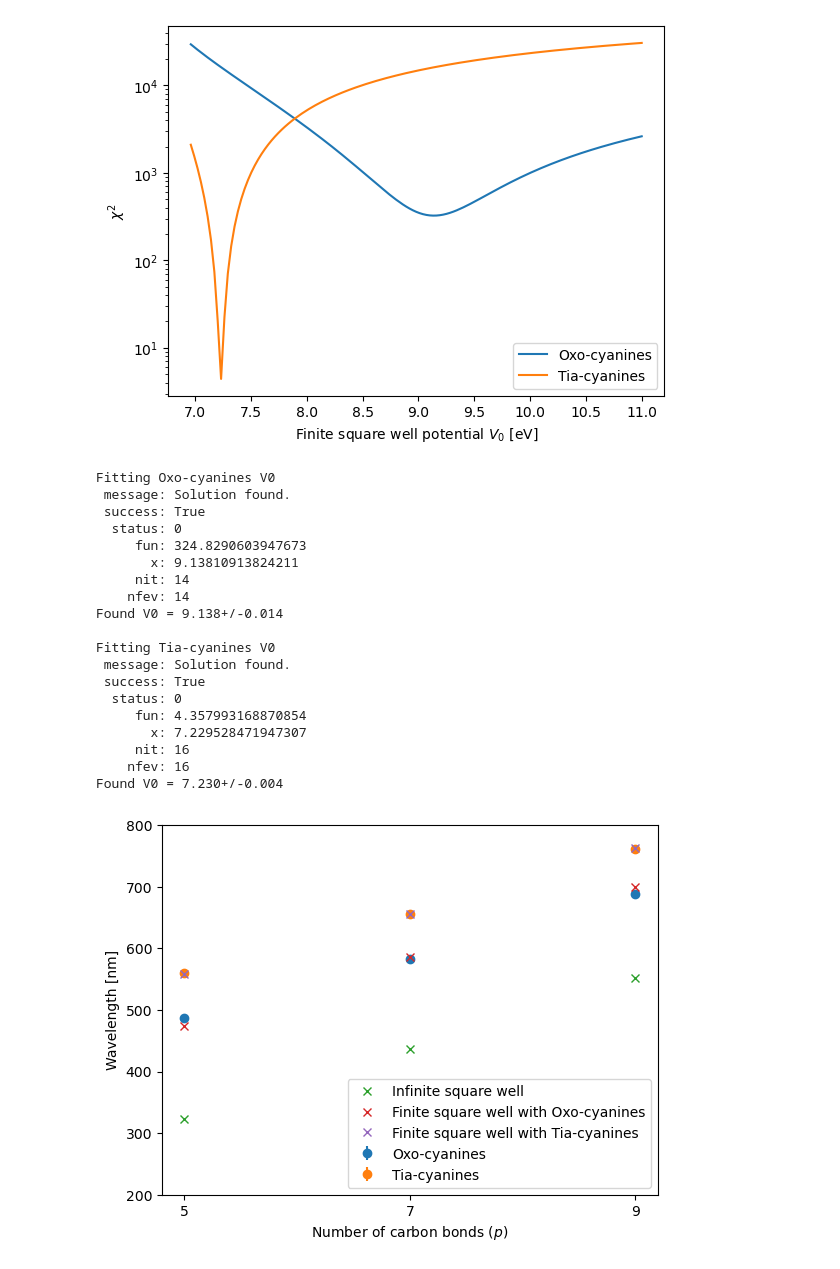
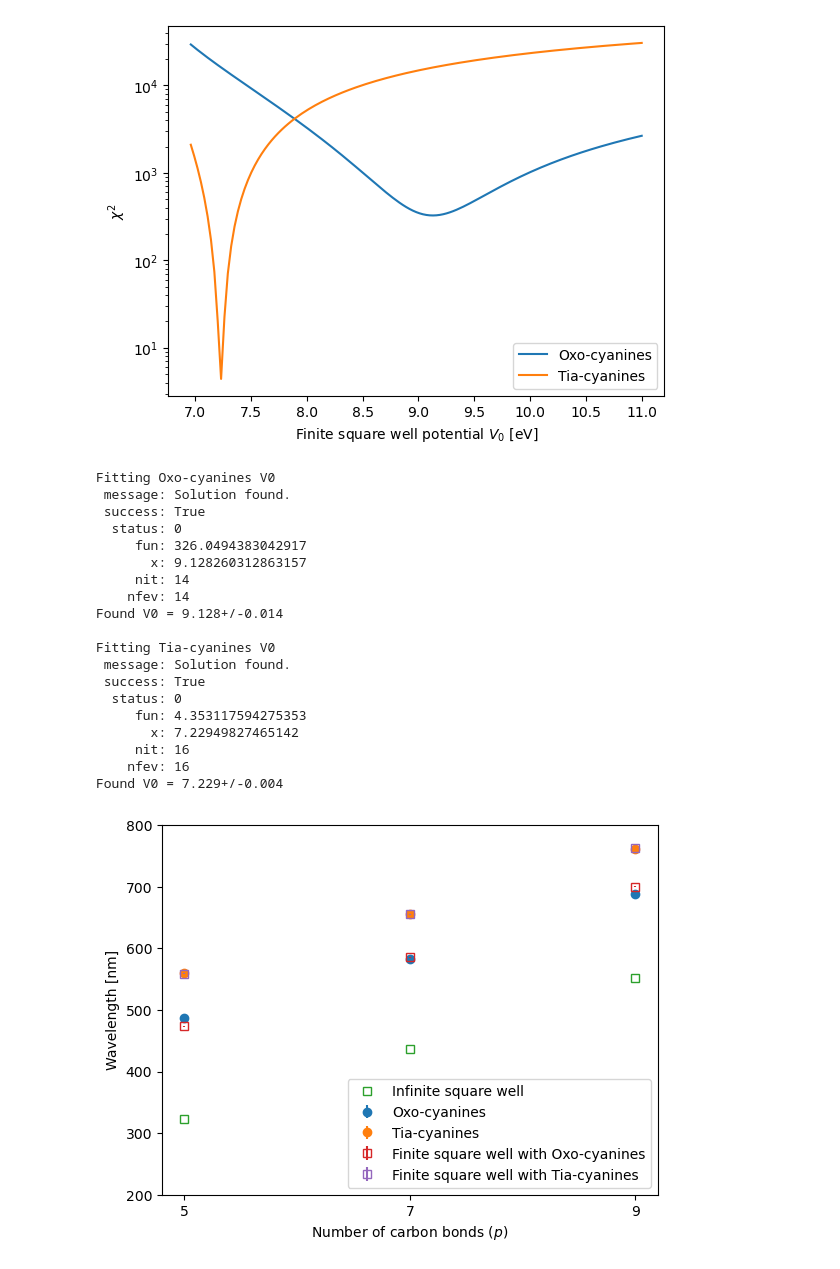
Before and after one commit to jeanyvesb9/unlp-experimentos-cuanticos-i, a Jupyter notebook: E1/Analysis.ipynb, the cells around one changed output. Saved outputs shown, nothing was run; the diff lists cells and outputs as text; code cells hidden in the pictures.

```diff
--- a/E1/Analysis.ipynb
+++ b/E1/Analysis.ipynb
@@ -29,6 +19,7 @@ def swap_ev_and_nm(v: float) -> float:
     return 1240 / v
 # %%
 def load_data_iflp(filename: str) -> pd.DataFrame:
+    # Using Shimadzu UV-1800 spectrophotometer
     df = pd.read_csv(filename, sep='\t', header=1)
     df.columns = ['Wavelength', 'Absorbance']
     df['Wavelength unc'] = [0.1 for _ in df['Wavelength']]
@@ -37,7 +28,7 @@ def load_data_iflp(filename: str) -> pd.DataFrame:
         if abs <= 0.5: return 0.002
         elif abs <= 1: return 0.003
         elif abs <= 2: return 0.006
-        else: return 0.003 / abs
+        else: return 0.003 * 10**(-abs) # 3% T
     df['Absorbance unc'] = df['Absorbance'].apply(abs_unc)
 
 
@@ -45,6 +36,7 @@ def load_data_iflp(filename: str) -> pd.DataFrame:
 
 
 def load_data_inifta(filename: str) -> pd.DataFrame:
+    # Using Perkin Elmer Lambda 35 spectrophotometer
     with open(filename, 'r') as f:
         # Find number of row that contains "#DATA"
         for i, line in enumerate(f):
@@ -57,10 +49,7 @@ def load_data_inifta(filename: str) -> pd.DataFrame:
     df['Wavelength unc'] = [0.1 for _ in df['Wavelength']]
 
     def abs_unc(abs: float) -> float:
-        if abs <= 0.5: return 0.002
-        elif abs <= 1: return 0.003
-        elif abs <= 2: return 0.006
-        else: return 0.003 / abs
+        return 0.003
     df['Absorbance unc'] = df['Absorbance'].apply(abs_unc)
 
 
@@ -345,7 +334,14 @@ def plot_all(solutions: dict[str, dict[int, float]] | None = None, legend_outsid
             xs = list(values.keys())
             ys = list(values.values())
 
-            plt.plot(xs, ys, marker='x', label=name, linestyle='None', zorder=100)
+            if isinstance(ys[0], uncertainties.UFloat):
+                ys_err = [v.std_dev for v in ys]
+                ys = [v.n for v in ys]
+                plotline, _, _ = plt.errorbar(xs, ys, yerr=ys_err, marker='s', label=name, linestyle='None', zorder=100)
+                plotline.set_markerfacecolor('none')
+            else:
+                plt.plot(xs, ys, marker='s', markerfacecolor='none', label=name, linestyle='None', zorder=100)
+
 
     if legend_outside:
         plt.legend(bbox_to_anchor=(1.05, 1), loc='upper left')
@@ -729,40 +725,57 @@ def find_series_v0(spectrums: dict[int, CnSpectrum]) -> float:
     return uncertainties.ufloat(roots.x, cov[0][0]**0.5)
 
 
-def run_fsw_fit(series: str) -> dict[int, float]:
+def run_fsw_fit(series: str) -> dict[int, float | uncertainties.UFloat]:
     print(f'Fitting {series}-cyanines V0')
     v0 = find_series_v0(spectrums_per_p[series])
     print(f'Found V0 = {v0}\n')
 
     ret = {}
     for p in [5, 7, 9]:
-        ret[p] = swap_ev_and_nm(get_homo_lumo_transition(get_cyanines_fsw_energies(v0.n, p), p))
+        # We will manually propapate the uncertainty in V0 to the energy levels,
+        # by calculating the energies at V0, V0 + 1 sigma, and V0 - 1 sigma.
+        # This is an approximation, but it's good enough for our purposes.
+        energies_nom = get_cyanines_fsw_energies(v0.n, p)
+        energies_p1sigma = get_cyanines_fsw_energies(v0.n + v0.std_dev, p)
+        energies_m1sigma = get_cyanines_fsw_energies(v0.n - v0.std_dev, p)
+
+        energies = []
+        for i, e_nom in enumerate(energies_nom):
+            # We first need to check that we have an ith state when we calculated the energy levels with V0 +/- 1 sigma
+            unc_p1sigma = abs(energies_p1sigma[i] - e_nom) if len(energies_p1sigma) >= i else 0
+            unc_m1sigma = abs(energies_m1sigma[i] - e_nom) if len(energies_m1sigma) >= i else 0
+
+            # Since the uncertainties package does not support asymmetric uncertainties,
+            # we will symmetrize them by taking the largest uncertainty
+            energies.append(uncertainties.ufloat(e_nom, max(unc_p1sigma, unc_m1sigma)))
+
+        ret[p] = swap_ev_and_nm(get_homo_lumo_transition(energies, p))
 
     return ret
 
 plot_all({
     'Infinite square well': infinite_well_transitions,
     'Finite square well with Oxo-cyanines': run_fsw_fit('Oxo'),
     'Finite square well with Tia-cyanines': run_fsw_fit('Tia'),
 }, y_range=(200, 800), save='output/all_models.pdf')
 # %% [output]
 Fitting Oxo-cyanines V0
  message: Solution found.
  success: True
   status: 0
-     fun: 324.8290603947673
-       x: 9.13810913824211
+     fun: 326.0494383042917
+       x: 9.128260312863157
      nit: 14
     nfev: 14
-Found V0 = 9.138+/-0.014
+Found V0 = 9.128+/-0.014
 
 Fitting Tia-cyanines V0
  message: Solution found.
  success: True
   status: 0
-     fun: 4.357993168870854
-       x: 7.229528471947307
+     fun: 4.353117594275353
+       x: 7.22949827465142
      nit: 16
     nfev: 16
-Found V0 = 7.230+/-0.004
+Found V0 = 7.229+/-0.004
-[figure, old version]
+[figure, new version]
```
Also changed, not shown: parts of 6 cells of this notebook, 6 other files.
